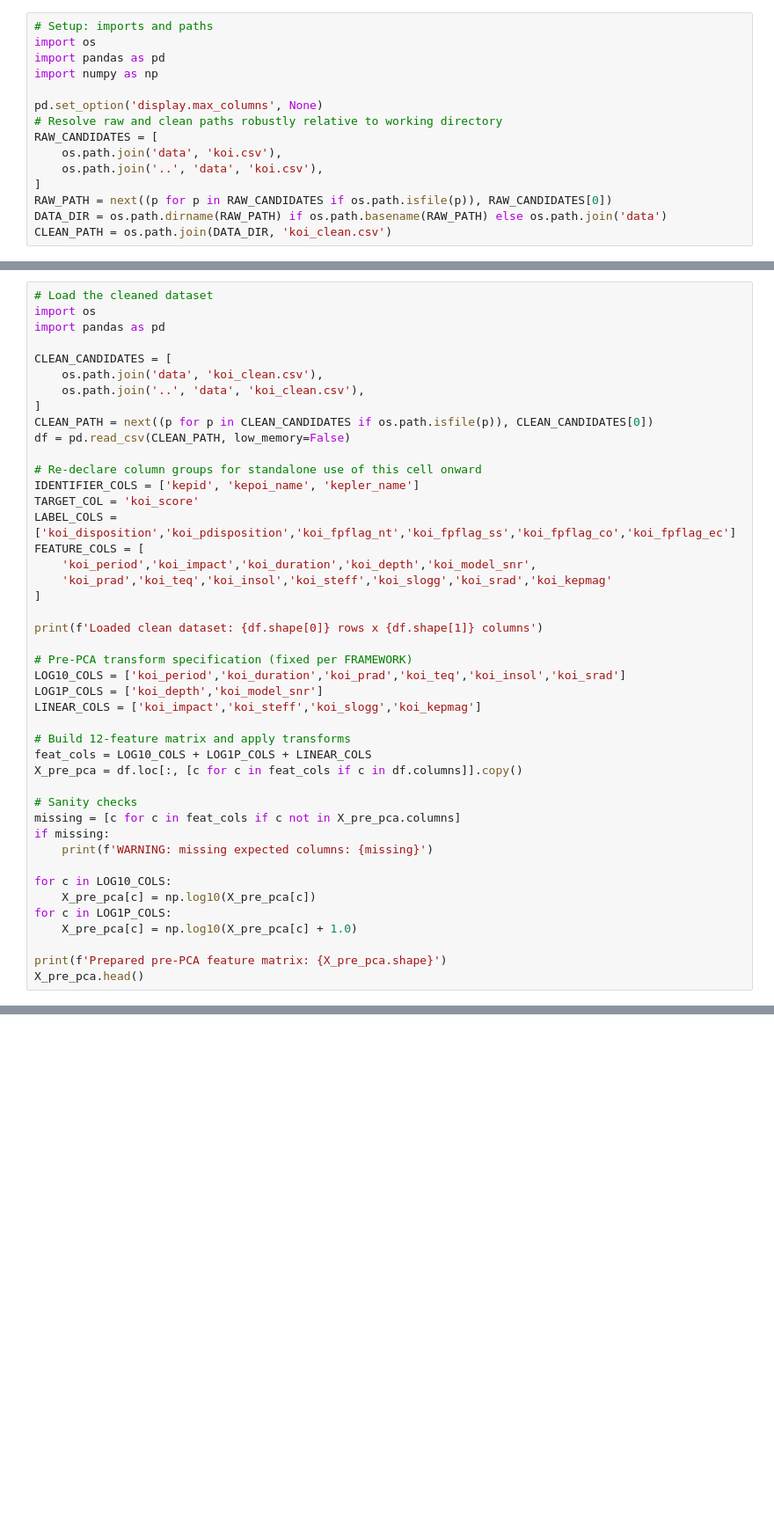
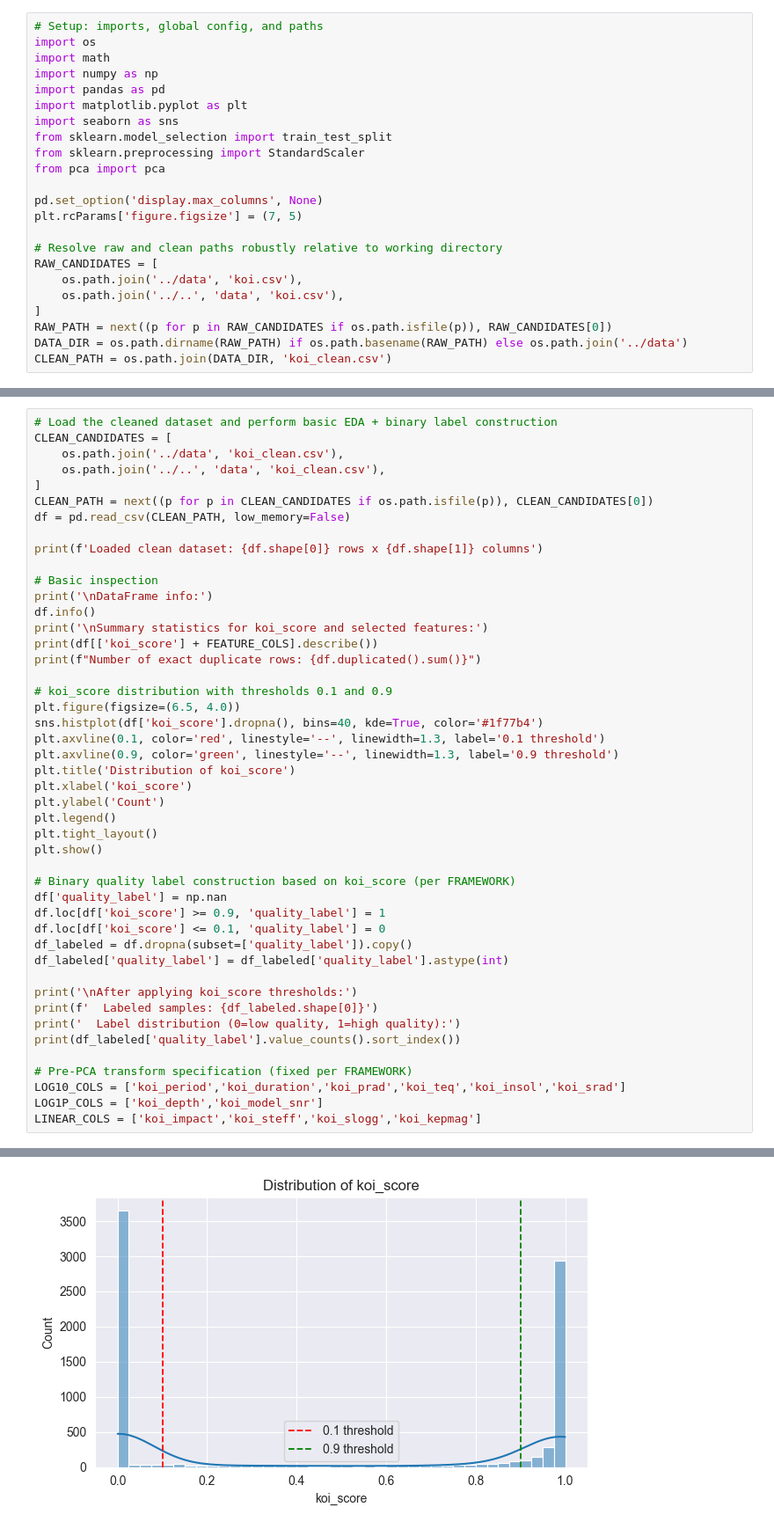
Before and after one commit to ZhuoQiuMcgill/INSE6220-FinalProject, a Jupyter notebook: src/project_code.ipynb, the cells around one changed output, grey strips where cells are left out. Shown: that part at 88% size. Cells and saved outputs as stored; diff of their text form; blank space fills up the shorter version.

```diff
--- a/src/project_code.ipynb
+++ b/src/project_code.ipynb
@@ -1,17 +1,25 @@
 # %%
-# Setup: imports and paths
+# Setup: imports, global config, and paths
 import os
+import math
+import numpy as np
 import pandas as pd
-import numpy as np
+import matplotlib.pyplot as plt
+import seaborn as sns
+from sklearn.model_selection import train_test_split
+from sklearn.preprocessing import StandardScaler
+from pca import pca
 
 pd.set_option('display.max_columns', None)
+plt.rcParams['figure.figsize'] = (7, 5)
+
 # Resolve raw and clean paths robustly relative to working directory
 RAW_CANDIDATES = [
-    os.path.join('data', 'koi.csv'),
-    os.path.join('..', 'data', 'koi.csv'),
+    os.path.join('../data', 'koi.csv'),
+    os.path.join('../..', 'data', 'koi.csv'),
 ]
 RAW_PATH = next((p for p in RAW_CANDIDATES if os.path.isfile(p)), RAW_CANDIDATES[0])
-DATA_DIR = os.path.dirname(RAW_PATH) if os.path.basename(RAW_PATH) else os.path.join('data')
+DATA_DIR = os.path.dirname(RAW_PATH) if os.path.basename(RAW_PATH) else os.path.join('../data')
 CLEAN_PATH = os.path.join(DATA_DIR, 'koi_clean.csv')
 # %%
 # Column groups (kept consistent with the framework)
@@ -122,46 +130,48 @@ Clean file already exists at ..\data\koi_clean.csv. Set FORCE_REBUILD=True and r
 # %%
-# Load the cleaned dataset
-import os
-import pandas as pd
-
+# Load the cleaned dataset and perform basic EDA + binary label construction
 CLEAN_CANDIDATES = [
-    os.path.join('data', 'koi_clean.csv'),
-    os.path.join('..', 'data', 'koi_clean.csv'),
+    os.path.join('../data', 'koi_clean.csv'),
+    os.path.join('../..', 'data', 'koi_clean.csv'),
 ]
 CLEAN_PATH = next((p for p in CLEAN_CANDIDATES if os.path.isfile(p)), CLEAN_CANDIDATES[0])
 df = pd.read_csv(CLEAN_PATH, low_memory=False)
 
-# Re-declare column groups for standalone use of this cell onward
-IDENTIFIER_COLS = ['kepid', 'kepoi_name', 'kepler_name']
-TARGET_COL = 'koi_score'
-LABEL_COLS = ['koi_disposition','koi_pdisposition','koi_fpflag_nt','koi_fpflag_ss','koi_fpflag_co','koi_fpflag_ec']
-FEATURE_COLS = [
-    'koi_period','koi_impact','koi_duration','koi_depth','koi_model_snr',
-    'koi_prad','koi_teq','koi_insol','koi_steff','koi_slogg','koi_srad','koi_kepmag'
-]
+print(f'Loaded clean dataset: {df.shape[0]} rows x {df.shape[1]} columns')
 
-print(f'Loaded clean dataset: {df.shape[0]} rows x {df.shape[1]} columns')
+# Basic inspection
+print('\nDataFrame info:')
+df.info()
+print('\nSummary statistics for koi_score and selected features:')
+print(df[['koi_score'] + FEATURE_COLS].describe())
+print(f"Number of exact duplicate rows: {df.duplicated().sum()}")
+
+# koi_score distribution with thresholds 0.1 and 0.9
+plt.figure(figsize=(6.5, 4.0))
+sns.histplot(df['koi_score'].dropna(), bins=40, kde=True, color='#1f77b4')
+plt.axvline(0.1, color='red', linestyle='--', linewidth=1.3, label='0.1 threshold')
+plt.axvline(0.9, color='green', linestyle='--', linewidth=1.3, label='0.9 threshold')
+plt.title('Distribution of koi_score')
+plt.xlabel('koi_score')
+plt.ylabel('Count')
+plt.legend()
+plt.tight_layout()
+plt.show()
+
+# Binary quality label construction based on koi_score (per FRAMEWORK)
+df['quality_label'] = np.nan
+df.loc[df['koi_score'] >= 0.9, 'quality_label'] = 1
+df.loc[df['koi_score'] <= 0.1, 'quality_label'] = 0
+df_labeled = df.dropna(subset=['quality_label']).copy()
+df_labeled['quality_label'] = df_labeled['quality_label'].astype(int)
+
+print('\nAfter applying koi_score thresholds:')
+print(f'  Labeled samples: {df_labeled.shape[0]}')
+print('  Label distribution (0=low quality, 1=high quality):')
+print(df_labeled['quality_label'].value_counts().sort_index())
 
 # Pre-PCA transform specification (fixed per FRAMEWORK)
 LOG10_COLS = ['koi_period','koi_duration','koi_prad','koi_teq','koi_insol','koi_srad']
 LOG1P_COLS = ['koi_depth','koi_model_snr']
 LINEAR_COLS = ['koi_impact','koi_steff','koi_slogg','koi_kepmag']
-
-# Build 12-feature matrix and apply transforms
-feat_cols = LOG10_COLS + LOG1P_COLS + LINEAR_COLS
-X_pre_pca = df.loc[:, [c for c in feat_cols if c in df.columns]].copy()
-
-# Sanity checks
-missing = [c for c in feat_cols if c not in X_pre_pca.columns]
-if missing:
-    print(f'WARNING: missing expected columns: {missing}')
-
-for c in LOG10_COLS:
-    X_pre_pca[c] = np.log10(X_pre_pca[c])
-for c in LOG1P_COLS:
-    X_pre_pca[c] = np.log10(X_pre_pca[c] + 1.0)
-
-print(f'Prepared pre-PCA feature matrix: {X_pre_pca.shape}')
-X_pre_pca.head()
 # %% [output]
 Loaded clean dataset: 7994 rows x 22 columns
@@ -174,0 +194 @@ Prepared pre-PCA feature matrix: (7994, 12)
+[figure, added]
```
Also changed, not shown: parts of 15 cells of this notebook, 1 other file.
